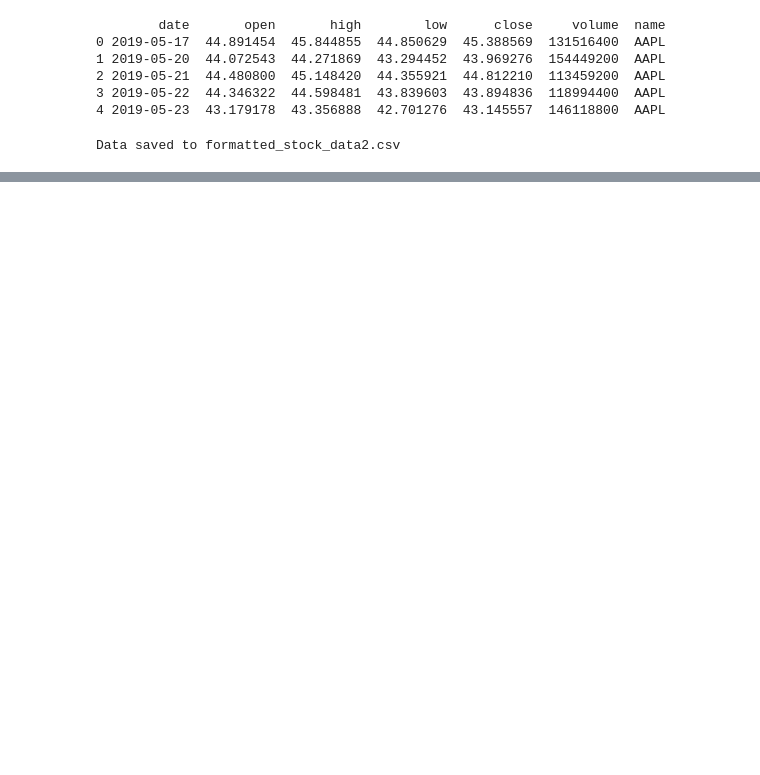
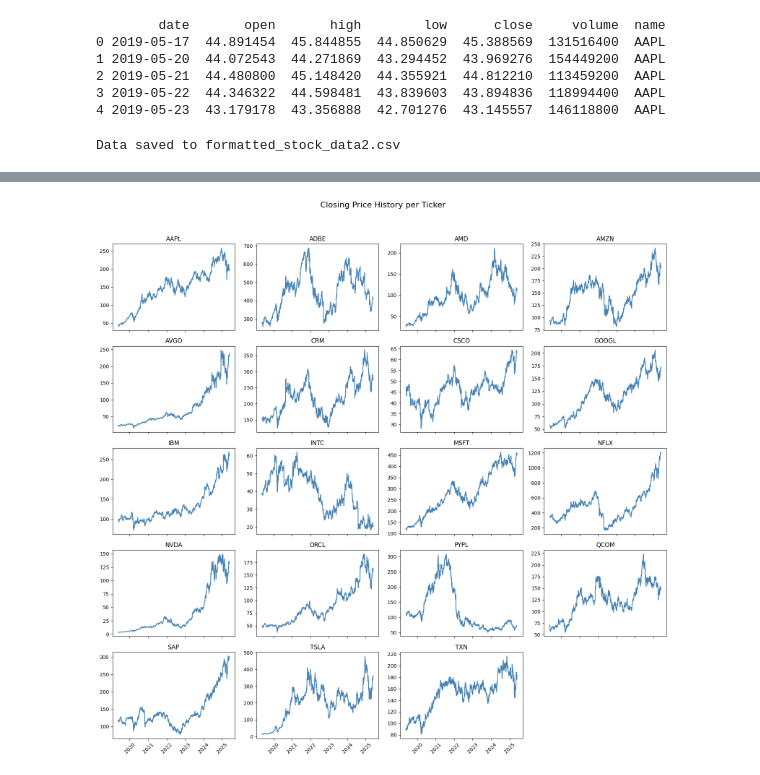
Before and after one commit to gregloos/Algorithmic-Trading, a Jupyter notebook: main.ipynb, the cells around one changed output, grey strips where cells are left out. Drawn from its saved outputs; the diff is of its cells as text; code cells hidden in the pictures; blank space fills up the shorter version.

```diff
--- a/main.ipynb
+++ b/main.ipynb
@@ -62,0 +114,21 @@ Data saved to formatted_stock_data2.csv
+# %%
+n = close_px.shape[1]
+cols = 4
+rows = math.ceil(n / cols)
+
+fig, axes = plt.subplots(rows, cols, figsize=(cols * 4, rows * 3), sharex=True)
+axes = axes.flatten()
+
+for i, col in enumerate(close_px.columns):
+    axes[i].plot(close_px.index, close_px[col], color="steelblue")
+    axes[i].set_title(col)
+    axes[i].tick_params(axis="x", rotation=45)
+
+for j in range(i + 1, len(axes)):
+    axes[j].axis("off")
+
+fig.suptitle("Closing Price History per Ticker", y=1.03, fontsize=16)
+fig.tight_layout()
+plt.show()
+# %% [output]
+[figure, added]
```
Also changed, not shown: parts of 13 cells of this notebook.
